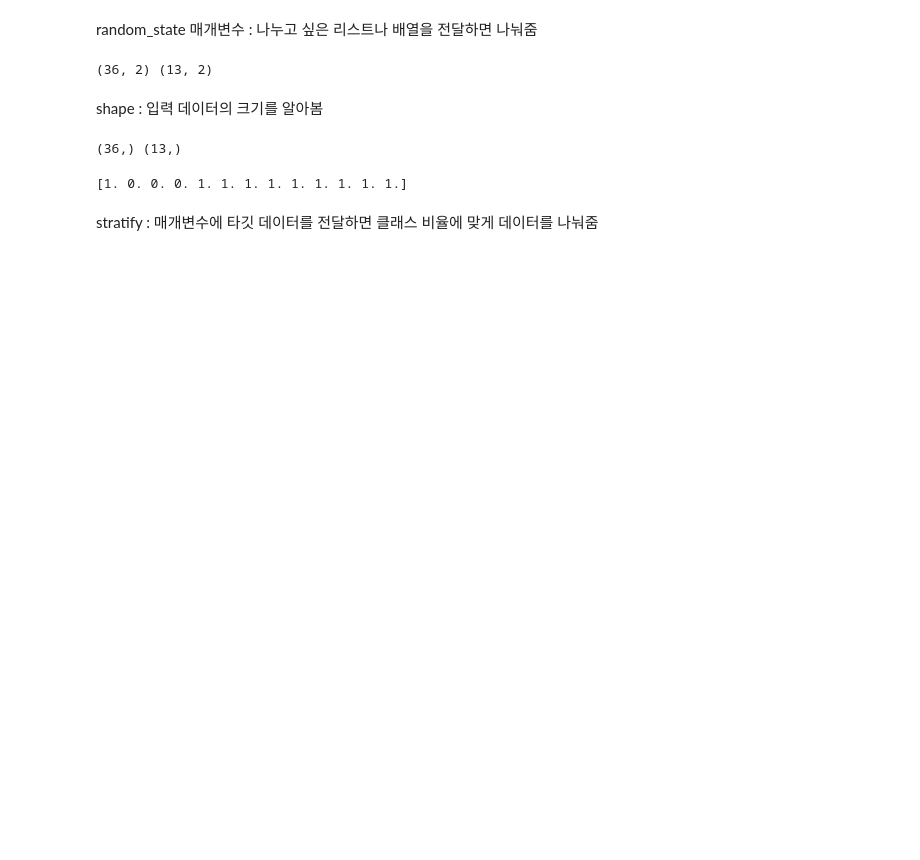
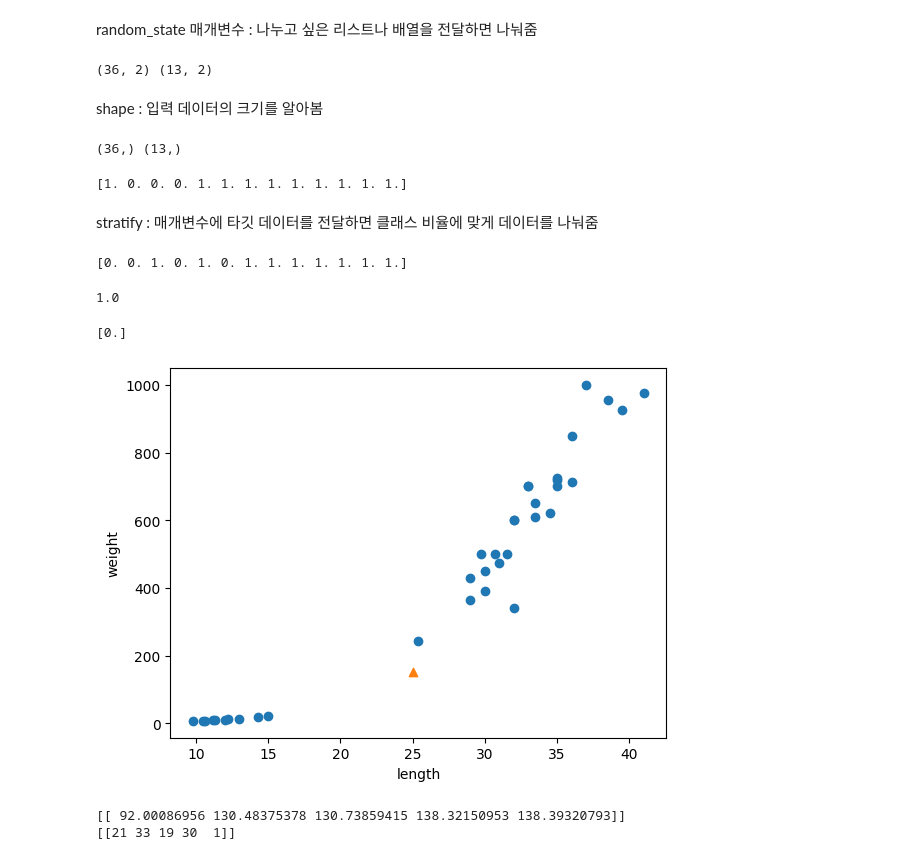
Before and after one commit to yoonsoli/Machine_Learning_to_Study_Alone, a Jupyter notebook: Chapter2_2.ipynb, the cells around one changed output. Drawn from its saved outputs; the diff is of its cells as text; code cells hidden in the pictures; blank space fills up the shorter version.

```diff
--- a/Chapter2_2.ipynb
+++ b/Chapter2_2.ipynb
@@ -63,3 +63,27 @@ print(test_target)
 train_input, test_input, train_target, test_target = train_test_split(fish_data, fish_target, stratify=fish_target, random_state=42)
 # %% [markdown]
 stratify : 매개변수에 타깃 데이터를 전달하면 클래스 비율에 맞게 데이터를 나눠줌
+# %%
+print(test_target)
+# %% [output]
+[0. 0. 1. 0. 1. 0. 1. 1. 1. 1. 1. 1. 1.]
+# %%
+from sklearn.neighbors import KNeighborsClassifier
+kn = KNeighborsClassifier()
+kn.fit(train_input, train_target)
+kn.score(test_input, test_target)
+# %% [output]
+1.0
+# %%
+print(kn.predict([[25, 150]]))
+# %% [output]
+[0.]
+# %%
+import matplotlib.pyplot as plt
+plt.scatter(train_input[:,0], train_input[:,1])
+plt.scatter(25, 150, marker='^') # marker 매개변수는 모양을 지정함
+plt.xlabel('length')
+plt.ylabel('weight')
+plt.show()
+# %% [output]
+[figure, added]
@@ -65,0 +92,6 @@ stratify : 매개변수에 타깃 데이터를 전달하면 클래스 비율에
+# %%
+print(distances)
+print(indexes)
+# %% [output]
+[[ 92.00086956 130.48375378 130.73859415 138.32150953 138.39320793]]
+[[21 33 19 30  1]]
```
Also changed, not shown: parts of 4 cells of this notebook.
